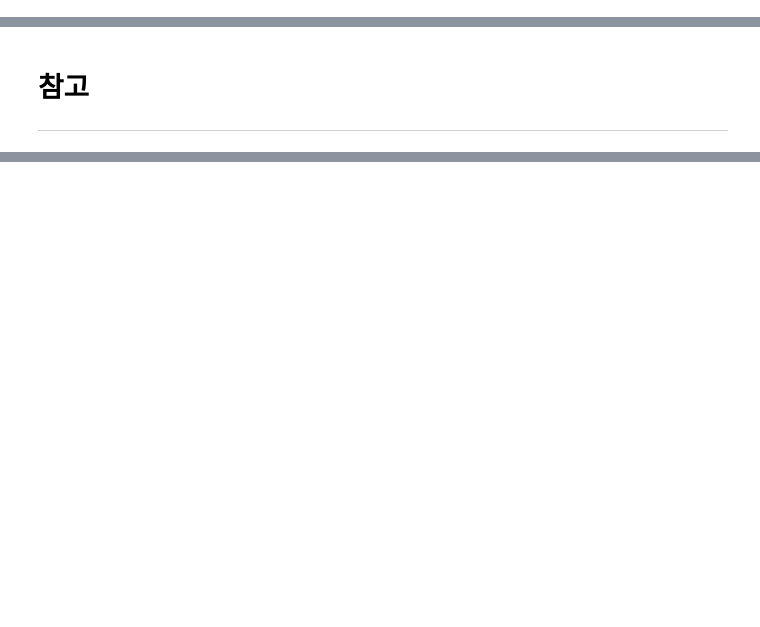
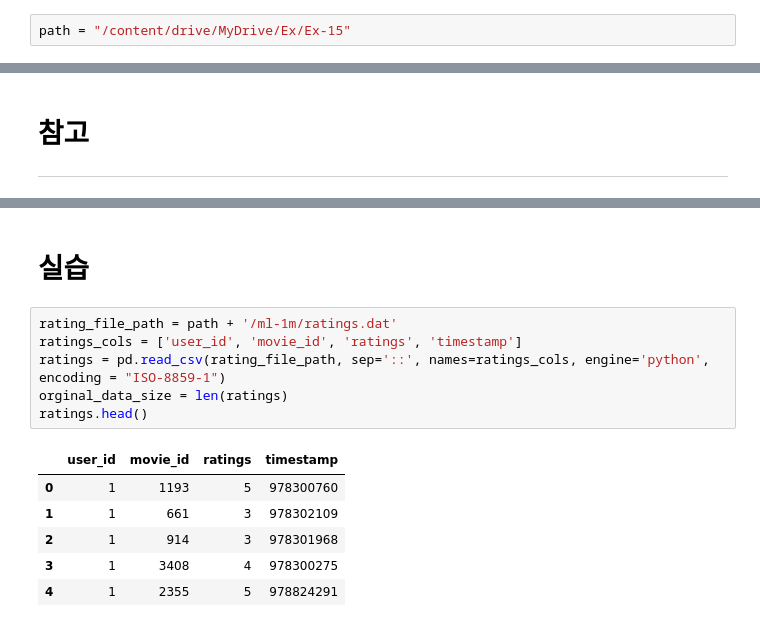
Before and after one commit to jujemu/Aiffel, a Jupyter notebook: EX/Ex-15/[Ex_15]Recommend.ipynb, the cells around one changed output, grey strips where cells are left out. Saved outputs shown, nothing was run; the diff lists cells and outputs as text; blank space fills up the shorter version.

```diff
--- a/EX/Ex-15/[Ex_15]Recommend.ipynb
+++ b/EX/Ex-15/[Ex_15]Recommend.ipynb
@@ -8,0 +67,2 @@ ___
+# %%
+path = "/content/drive/MyDrive/Ex/Ex-15"
@@ -113,0 +259,15 @@ http://dl.moazine.com/viewer/index.asp?libraryid=9MtJb2T3nzH3yk7c212iu821DPFsY2E
+# %% [markdown]
+# 실습
+# %%
+rating_file_path = path + '/ml-1m/ratings.dat'
+ratings_cols = ['user_id', 'movie_id', 'ratings', 'timestamp']
+ratings = pd.read_csv(rating_file_path, sep='::', names=ratings_cols, engine='python', encoding = "ISO-8859-1")
+orginal_data_size = len(ratings)
+ratings.head()
+# %% [output]
+|  | user_id | movie_id | ratings | timestamp |
+| 0 | 1 | 1193 | 5 | 978300760 |
+| 1 | 1 | 661 | 3 | 978302109 |
+| 2 | 1 | 914 | 3 | 978301968 |
+| 3 | 1 | 3408 | 4 | 978300275 |
+| 4 | 1 | 2355 | 5 | 978824291 |
```
Also changed, not shown: parts of 75 cells of this notebook.
